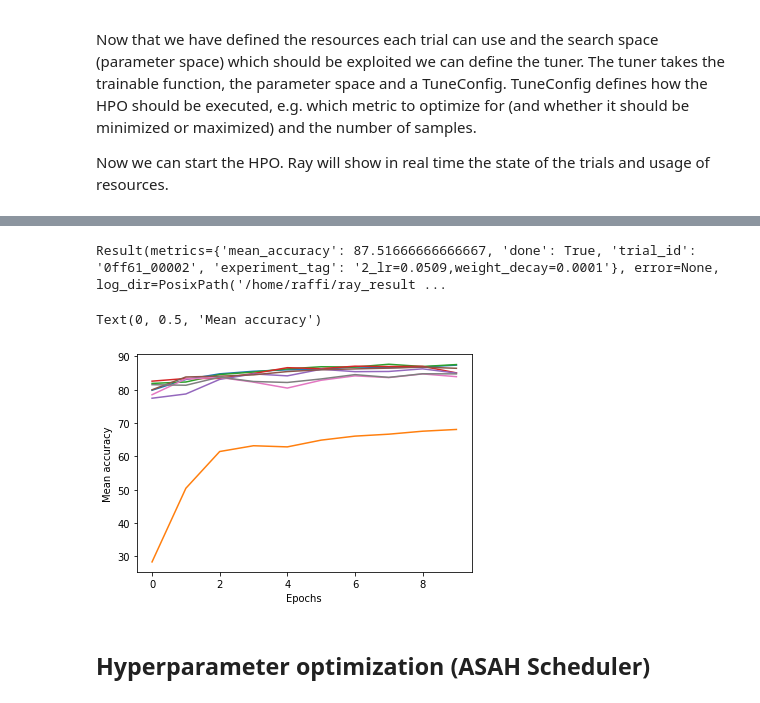
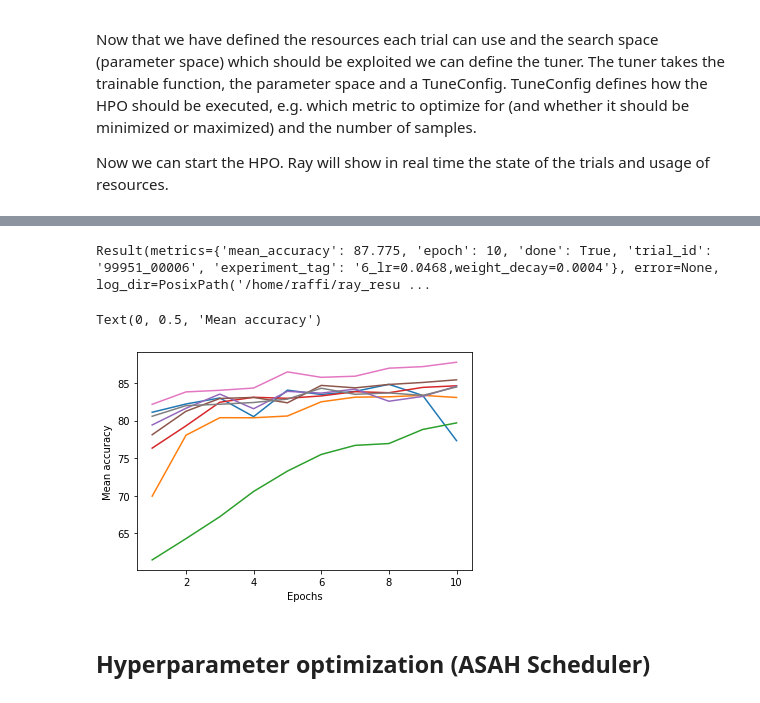
Before and after one commit to RaphaelMaser/Ray_Tune, a Jupyter notebook: Ray_Tune_FashionMNIST.ipynb, the cells around one changed output, grey strips where cells are left out. Saved outputs shown, nothing was run; the diff lists cells and outputs as text; code cells hidden in the pictures.

```diff
--- a/Ray_Tune_FashionMNIST.ipynb
+++ b/Ray_Tune_FashionMNIST.ipynb
@@ -209,7 +229,7 @@ def train_tune(config):
         print(f"Epoch {t+1}\n-------------------------------")
         train_epoch(train_dataloader, model, loss_fn, optimizer, device)
         accuracy = test(val_dataloader, model, loss_fn, device)
-        session.report(metrics={"mean_accuracy": accuracy})
+        session.report(metrics={"mean_accuracy": accuracy, "epoch": t + 1})
 # %% [markdown]
 Now that we have a compatible function for training We are almost ready to create a tuner. A tuner is used in Ray to construct and execute an HPO search.
 
@@ -248,16 +302,16 @@ results = tuner.fit()
 # %%
 print(results.get_best_result())
 
 ax = None
 dfs = {result.log_dir: result.metrics_dataframe for result in results}
 for d in dfs.values():
-    ax = d.mean_accuracy.plot(ax=ax, legend=False)
+    ax = d.plot(ax=ax, y="mean_accuracy", x="epoch", legend=False)
 ax.set_xlabel("Epochs")
 ax.set_ylabel("Mean accuracy")
 # %% [output]
-Result(metrics={'mean_accuracy': 87.51666666666667, 'done': True, 'trial_id': '0ff61_00002', 'experiment_tag': '2_lr=0.0509,weight_decay=0.0001'}, error=None, log_dir=PosixPath('/home/raffi/ray_result ...
+Result(metrics={'mean_accuracy': 87.775, 'epoch': 10, 'done': True, 'trial_id': '99951_00006', 'experiment_tag': '6_lr=0.0468,weight_decay=0.0004'}, error=None, log_dir=PosixPath('/home/raffi/ray_resu ...
 Text(0, 0.5, 'Mean accuracy')
-[figure, old version]
+[figure, new version]
 # %% [markdown]
 ## Hyperparameter optimization (ASAH Scheduler)
 # %% [markdown]
```
Also changed, not shown: parts of 15 cells of this notebook, 26 other files.
